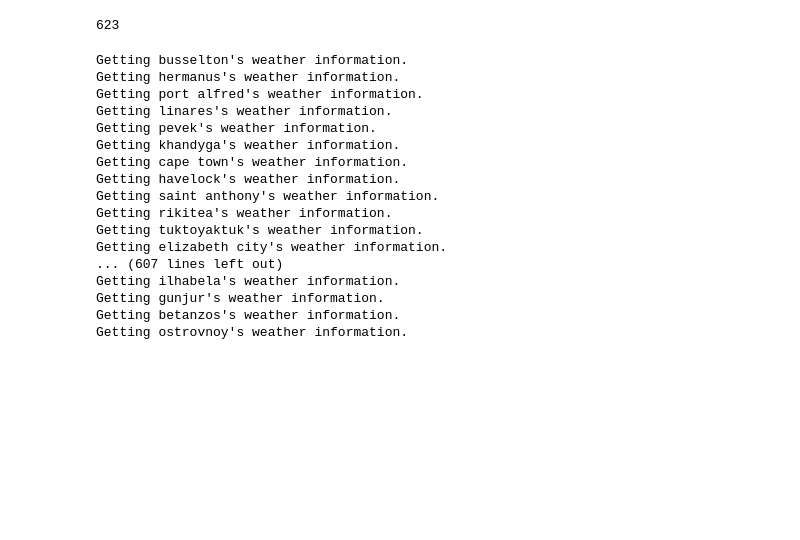
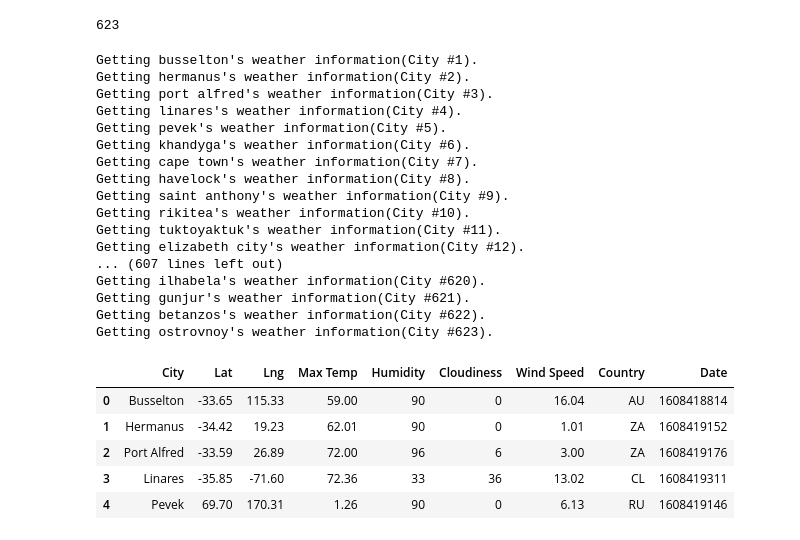
Before and after one commit to LongPatrol/python-api-challenge, a Jupyter notebook: WeatherPy/WeatherPy.ipynb, the cells around one changed output. Saved outputs shown, nothing was run; the diff lists cells and outputs as text; code cells hidden in the pictures; blank space fills up the shorter version.

```diff
--- a/WeatherPy/WeatherPy.ipynb
+++ b/WeatherPy/WeatherPy.ipynb
@@ -65,6 +65,7 @@ len(cities)
 #Open weather information
 url = "http://api.openweathermap.org/data/2.5/weather?"
 units = "imperial"
+
 
 #field_names
 #empty lists for the fields
@@ -79,8 +80,14 @@ country = []
 date = []
 
 for city in cities:
+
+    #Get the city's number
+    city_no = cities.index(city) + 1
+
     try:
         query_url = f"{url}appid={weather_api_key}&q={city}&units={units}"
+
+
 
         # Get weather data
         weather_response = requests.get(query_url)
@@ -97,27 +104,27 @@ for city in cities:
         country.append(weather_json["sys"]["country"])
         date.append(weather_json["dt"])
 
-        print(f"Getting {city}\'s weather information." )
+        print(f"Getting {city}\'s weather information(City #{city_no})." )
     except KeyError:
-        print("Can't find that city.")
+        print(f"Can't find {city} (City #{city_no}) .")
 # %% [output]
-Getting busselton's weather information.
-Getting hermanus's weather information.
-Getting port alfred's weather information.
-Getting linares's weather information.
-Getting pevek's weather information.
-Getting khandyga's weather information.
-Getting cape town's weather information.
-Getting havelock's weather information.
-Getting saint anthony's weather information.
-Getting rikitea's weather information.
-Getting tuktoyaktuk's weather information.
-Getting elizabeth city's weather information.
+Getting busselton's weather information(City #1).
+Getting hermanus's weather information(City #2).
+Getting port alfred's weather information(City #3).
+Getting linares's weather information(City #4).
+Getting pevek's weather information(City #5).
+Getting khandyga's weather information(City #6).
+Getting cape town's weather information(City #7).
+Getting havelock's weather information(City #8).
+Getting saint anthony's weather information(City #9).
+Getting rikitea's weather information(City #10).
+Getting tuktoyaktuk's weather information(City #11).
+Getting elizabeth city's weather information(City #12).
 ... (607 lines left out)
-Getting ilhabela's weather information.
-Getting gunjur's weather information.
-Getting betanzos's weather information.
-Getting ostrovnoy's weather information.
+Getting ilhabela's weather information(City #620).
+Getting gunjur's weather information(City #621).
+Getting betanzos's weather information(City #622).
+Getting ostrovnoy's weather information(City #623).
 # %%
 #Putting city results into a csv
 city_dict = {'City': city_list, 'Lat': lat, 'Lng': lng, "Max Temp": max_temp, "Humidity": humidity, "Cloudiness": cloudiness, "Wind Speed": wind_speed, "Country": country, "Date": date}
@@ -132,3 +136,14 @@ with open("output_data/cities.csv", 'w', encoding='utf-8') as file:
     writer = csv.writer(file, delimiter=',', lineterminator = '\n')
     writer.writerow(city_dict.keys())
     writer.writerows(zd)
+# %%
+#Dataframe of our city data
+city_df = pd.read_csv("output_data/cities.csv")
+city_df.head()
+# %% [output]
+|  | City | Lat | Lng | Max Temp | Humidity | Cloudiness | Wind Speed | Country | Date |
+| 0 | Busselton | -33.65 | 115.33 | 59.00 | 90 | 0 | 16.04 | AU | 1608418814 |
+| 1 | Hermanus | -34.42 | 19.23 | 62.01 | 90 | 0 | 1.01 | ZA | 1608419152 |
+| 2 | Port Alfred | -33.59 | 26.89 | 72.00 | 96 | 6 | 3.00 | ZA | 1608419176 |
+| 3 | Linares | -35.85 | -71.60 | 72.36 | 33 | 36 | 13.02 | CL | 1608419311 |
+| 4 | Pevek | 69.70 | 170.31 | 1.26 | 90 | 0 | 6.13 | RU | 1608419146 |
```
Also changed, not shown: parts of 4 cells of this notebook.
